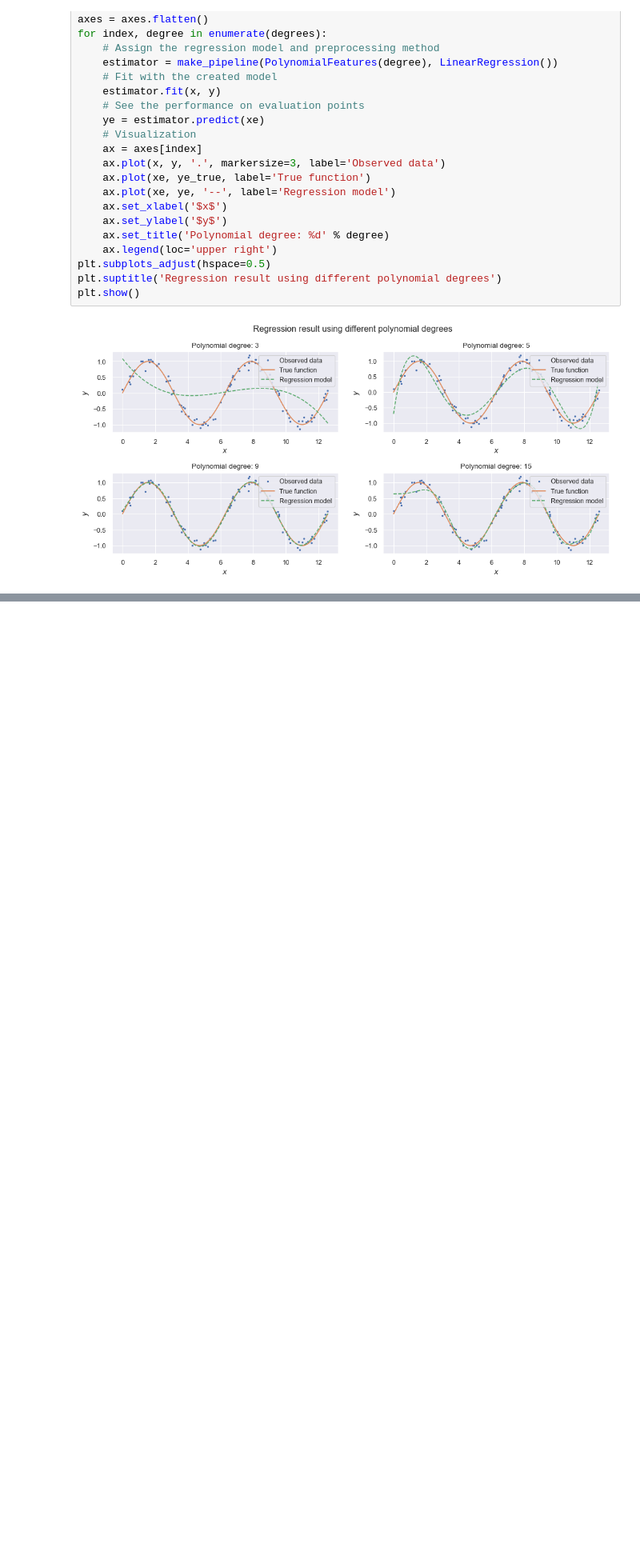
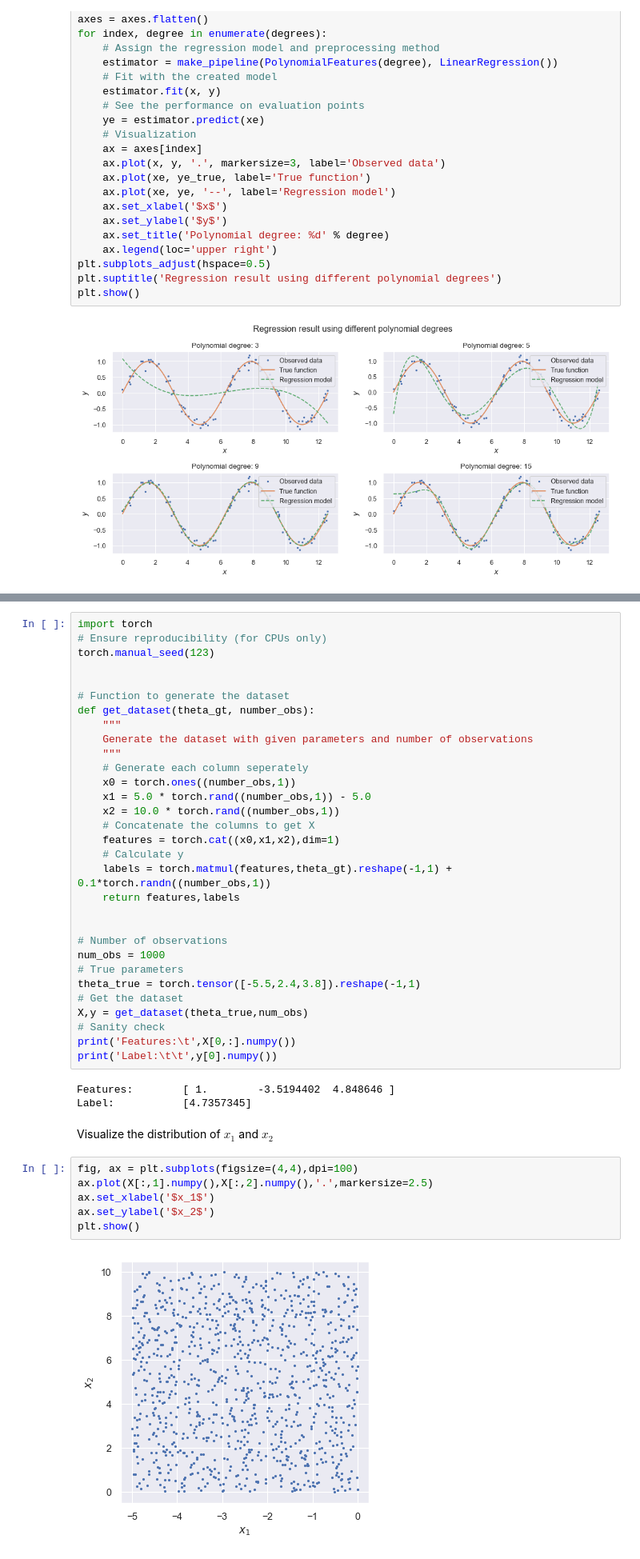
Before and after one commit to Knoero/MachineLearning, a Jupyter notebook: 1 Basics/00 Linear Regression via Least Squares.ipynb, the cells around one changed output, grey strips where cells are left out. Shown: that part at 80% size. Cells and saved outputs as stored; diff of their text form; blank space fills up the shorter version.

Commit message:
[ADD]Update concise implementation via PyTorch

```diff
--- a/1 Basics/00 Linear Regression via Least Squares.ipynb
+++ b/1 Basics/00 Linear Regression via Least Squares.ipynb
@@ -456,0 +480,44 @@ plt.show()
+# %%
+import torch
+# Ensure reproducibility (for CPUs only)
+torch.manual_seed(123)
+
+
+# Function to generate the dataset
+def get_dataset(theta_gt, number_obs):
+    """
+    Generate the dataset with given parameters and number of observations
+    """
+    # Generate each column seperately
+    x0 = torch.ones((number_obs,1))
+    x1 = 5.0 * torch.rand((number_obs,1)) - 5.0
+    x2 = 10.0 * torch.rand((number_obs,1))
+    # Concatenate the columns to get X
+    features = torch.cat((x0,x1,x2),dim=1)
+    # Calculate y
+    labels = torch.matmul(features,theta_gt).reshape(-1,1) + 0.1*torch.randn((number_obs,1))
+    return features,labels
+
+
+# Number of observations
+num_obs = 1000
+# True parameters
+theta_true = torch.tensor([-5.5,2.4,3.8]).reshape(-1,1)
+# Get the dataset
+X,y = get_dataset(theta_true,num_obs)
+# Sanity check
+print('Features:\t',X[0,:].numpy())
+print('Label:\t\t',y[0].numpy())
+# %% [output]
+Features:        [ 1.        -3.5194402  4.848646 ]
+Label:           [4.7357345]
+# %% [markdown]
+Visualize the distribution of $x_1$ and $x_2$
+# %%
+fig, ax = plt.subplots(figsize=(4,4),dpi=100)
+ax.plot(X[:,1].numpy(),X[:,2].numpy(),'.',markersize=2.5)
+ax.set_xlabel('$x_1$')
+ax.set_ylabel('$x_2$')
+plt.show()
+# %% [output]
+[figure, added]
```
Also changed, not shown: parts of 40 cells of this notebook, 2 other files.
